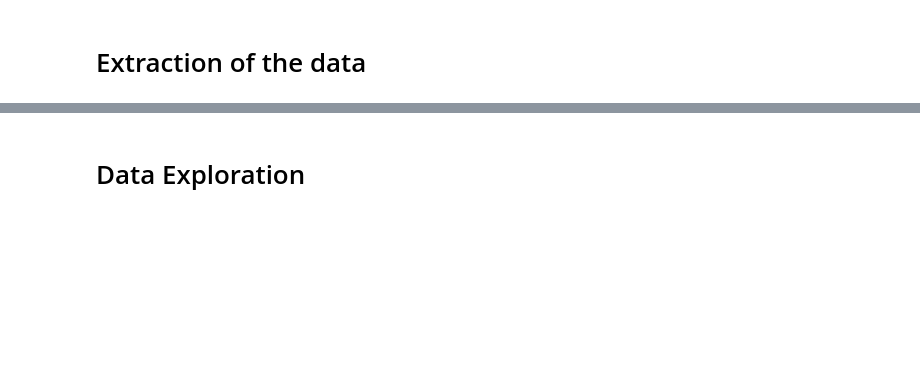
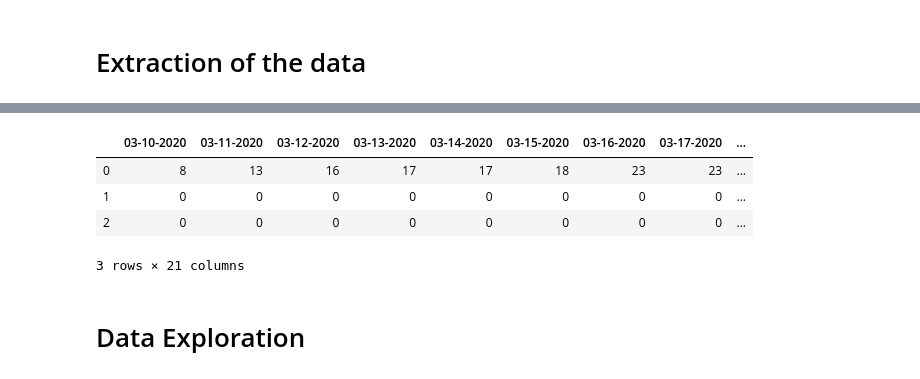
Before and after one commit to orielkiss/covid19, a Jupyter notebook: Covid_Data_Exploration.ipynb, the cells around one changed output, grey strips where cells are left out. Cells and saved outputs as stored; diff of their text form; code cells hidden in the pictures; blank space fills up the shorter version.

Commit message:
Add files via upload
Data extraction for the us in a big dictionary

```diff
--- a/Covid_Data_Exploration.ipynb
+++ b/Covid_Data_Exploration.ipynb
@@ -42,0 +43,39 @@ confirmed.head()
+# %%
+#This cell save the data for the us in a dictionary us_data. Pay attention to adjuste to if statement to
+#adjust it at the current date. The value of the dict are dataframe with: first ligne:confirme case, second: dead,
+#third: recovered. the columns are the different dates
+us_data={}
+total_state=[]
+for month in range(1,4):
+    for day in range(1,32):
+        if month==1 and day<23:
+            pass
+        elif month==2 and day>29:
+            pass
+        elif month==4:
+            pass
+        elif month==3 and day==31:
+            pass
+        else:
+            dat=date(day,month)
+            print(dat)
+            today=pd.read_csv(url+daily+dat+'.csv')
+            if month<3 or (month==3 and day<22):
+                st='Province/State'
+                country='Country/Region'
+            else:
+                st='Province_State'
+                country='Country_Region'
+            for i, state in enumerate(today[st]):
+                if today[country].iloc[i]!='US':
+                    pass
+                else:
+                    if state not in total_state:
+                        us_data[state]=pd.DataFrame()
+                        us_data[state][dat]=np.array([today['Confirmed'].iloc[i],today['Deaths'].iloc[i],today['Recovered'].iloc[i]])
+                    elif dat not in us_data[state].columns:
+                        us_data[state][dat]=np.array([today['Confirmed'].iloc[i],today['Deaths'].iloc[i],today['Recovered'].iloc[i]])
+                    else:
+                        us_data[state][dat]+=np.array([today['Confirmed'].iloc[i],today['Deaths'].iloc[i],today['Recovered'].iloc[i]])
+
+                    total_state.append(state)
@@ -43,3 +100,11 @@ confirmed.head()
+# %%
+us_data['Iowa']
+# %% [output]
+|  | 03-10-2020 | 03-11-2020 | 03-12-2020 | 03-13-2020 | 03-14-2020 | 03-15-2020 | 03-16-2020 | 03-17-2020 | ... |
+| 0 | 8 | 13 | 16 | 17 | 17 | 18 | 23 | 23 | ... |
+| 1 | 0 | 0 | 0 | 0 | 0 | 0 | 0 | 0 | ... |
+| 2 | 0 | 0 | 0 | 0 | 0 | 0 | 0 | 0 | ... |
+3 rows × 21 columns
 # %% [markdown]
 # Data Exploration
 # %%
```
Also changed, not shown: parts of 7 cells of this notebook.
